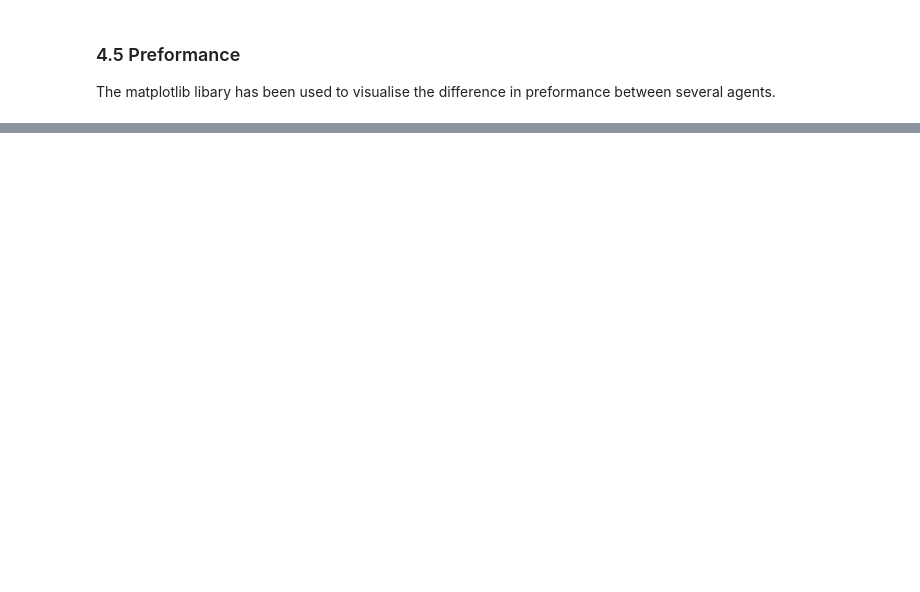
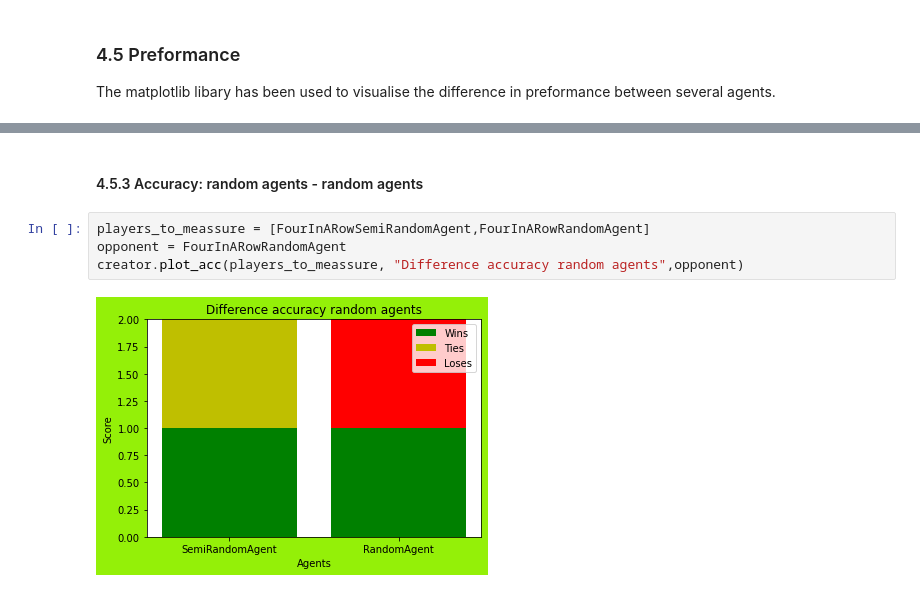
Before and after one commit to BlSchulpen/DecisionTheory, a Jupyter notebook: deth_four_ag.ipynb, the cells around one changed output, grey strips where cells are left out. Saved outputs shown, nothing was run; the diff lists cells and outputs as text; blank space fills up the shorter version.

```diff
--- a/deth_four_ag.ipynb
+++ b/deth_four_ag.ipynb
@@ -420,0 +417,8 @@ creator.min_max_game(FourInARowSemiRandomAgent, "Min max & Value iteration agent
+# %% [markdown]
+#### 4.5.3 Accuracy: random agents - random agents
+# %%
+players_to_meassure = [FourInARowSemiRandomAgent,FourInARowRandomAgent]
+opponent = FourInARowRandomAgent
+creator.plot_acc(players_to_meassure, "Difference accuracy random agents",opponent)
+# %% [output]
+[figure, added]
```
Also changed, not shown: parts of 18 cells of this notebook, 1 other file.
